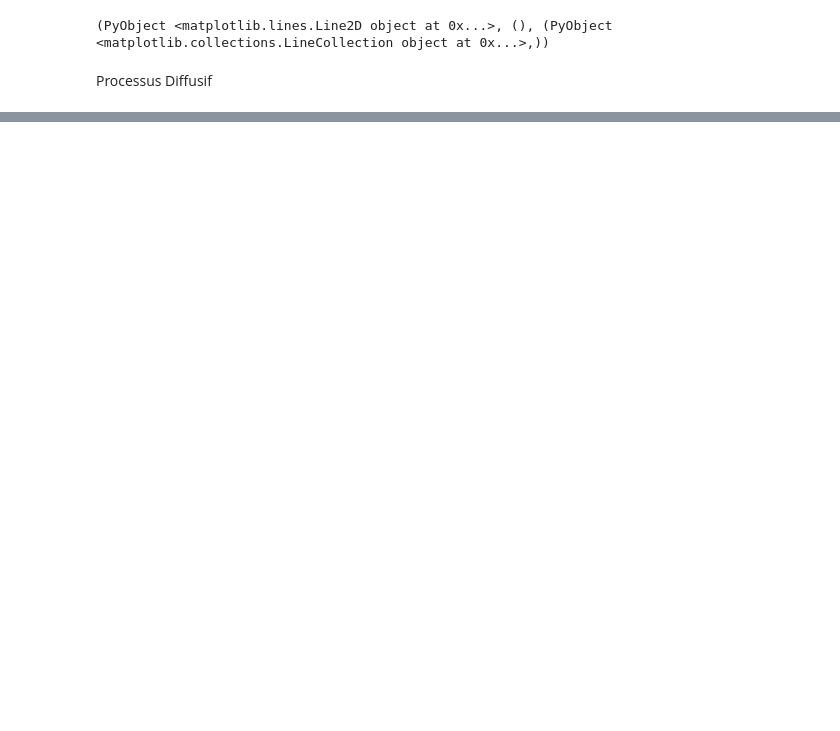
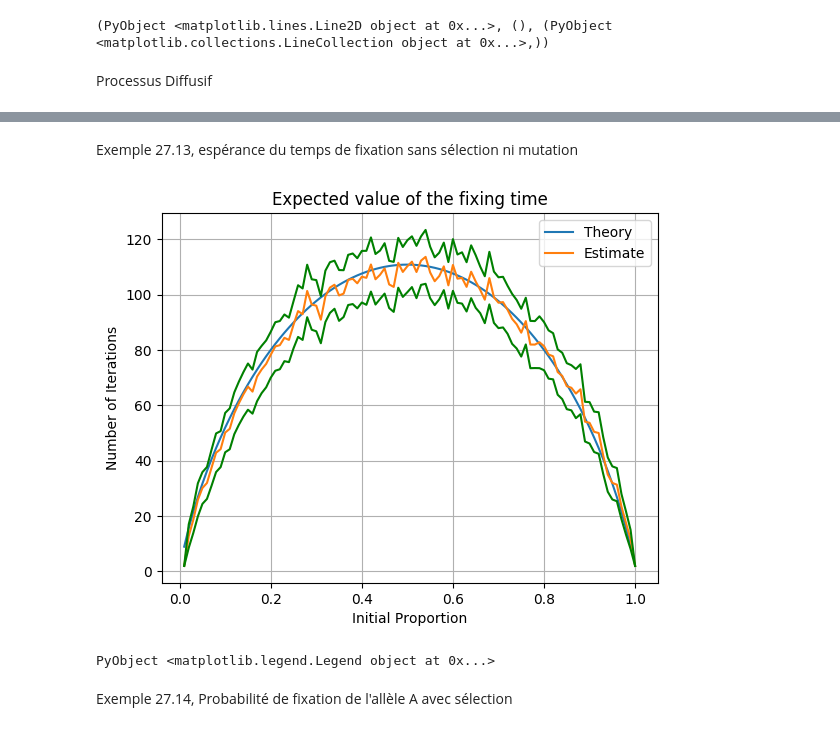
Before and after one commit to Flewer47/MOPSIProject, a Jupyter notebook: Wright-Fisher_Algorithm.ipynb, the cells around one changed output, grey strips where cells are left out. Drawn from its saved outputs; the diff is of its cells as text; code cells hidden in the pictures; blank space fills up the shorter version.

```diff
--- a/Wright-Fisher_Algorithm.ipynb
+++ b/Wright-Fisher_Algorithm.ipynb
@@ -223,0 +228,55 @@ plot(collectionOfTimes, collectionOfProportions)
+# %%
+display("text/latex", """
+Exemple 27.13, espérance du temps de fixation sans sélection ni mutation
+""")
+# %% [output]
+Exemple 27.13, espérance du temps de fixation sans sélection ni mutation
+# %%
+using PyPlot
+
+N = 80
+Nb_Initial_Proportions = 100
+finalTime = 2000
+X = [i/Nb_Initial_Proportions for i=1:Nb_Initial_Proportions]
+
+Nb_Iterations = 1000
+Collection_Time_Absorption = zeros(Int64, Nb_Initial_Proportions, Nb_Iterations)
+Y = zeros(Nb_Initial_Proportions)
+Y_std = zeros(Nb_Initial_Proportions)
+
+for prop in 1:Nb_Initial_Proportions
+    for iter in 1:Nb_Iterations
+        res, vector = trajectory(N, X[prop], finalTime)
+        Collection_Time_Absorption[prop, iter] = res
+    end
+    Y[prop] = sum([Collection_Time_Absorption[prop,i] for i=1:Nb_Iterations])/Nb_Iterations
+    Y_std[prop] = sqrt(sum([(Collection_Time_Absorption[prop,i] - Y[prop])^2 for i=1:Nb_Iterations]) / (Nb_Iterations - 1))
+end
+
+function theory(x)
+    return -2*(x*log(x)+(1-x)*log(1-x))
+end
+
+Y_theory = [N*theory(X[i]) for i in 1:Nb_Initial_Proportions]
+plot(X, Y_theory)
+
+plot(X,Y)
+plot(X, Y + Y_std/sqrt(N), color="green")
+plot(X, Y - Y_std/sqrt(N), color="green")
+grid("true")
+
+
+
+title("Expected value of the fixing time")
+xlabel("Initial Proportion")
+ylabel("Number of Iterations")
+legend(["Theory", "Estimate"])
+# %% [output]
+[figure, added]
+PyObject <matplotlib.legend.Legend object at 0x...>
+# %%
+display("text/latex", """
+Exemple 27.14, Probabilité de fixation de l'allèle A avec sélection
+""")
+# %% [output]
+Exemple 27.14, Probabilité de fixation de l'allèle A avec sélection
```
Also changed, not shown: parts of 4 cells of this notebook.
